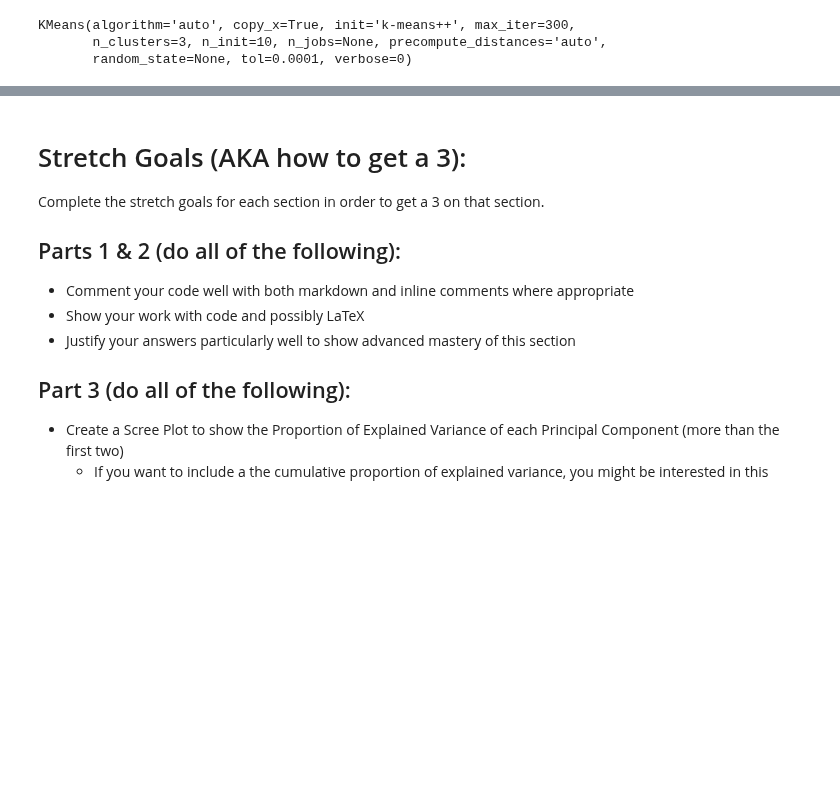
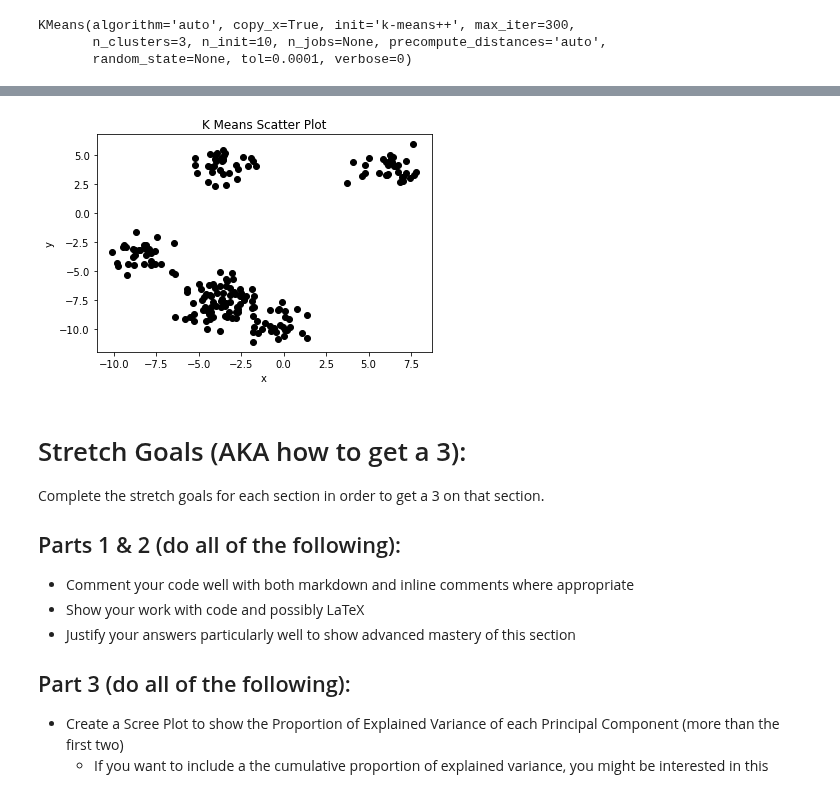
Before and after one commit to raklives/DS-Unit-1-Sprint-3-Linear-Algebra, a Jupyter notebook: Samuel_Conteh_Linear_Algebra_Sprint_Challenge.ipynb, the cells around one changed output, grey strips where cells are left out. Drawn from its saved outputs; the diff is of its cells as text; code cells hidden in the pictures; blank space fills up the shorter version.

```diff
--- a/Samuel_Conteh_Linear_Algebra_Sprint_Challenge.ipynb
+++ b/Samuel_Conteh_Linear_Algebra_Sprint_Challenge.ipynb
@@ -416,6 +423,21 @@ points.head()
 | 2 | -0.192822 | -9.671030 | 1 |
 | 3 | -6.401456 | -5.223972 | 1 |
 | 4 | -0.804026 | -9.704457 | 1 |
+# %%
+# plot
+import numpy as np
+import matplotlib.pyplot as plt
+
+x = points['x']
+y = points['y']
+
+plt.scatter(x,y, c='black');
+plt.title('K Means Scatter Plot')
+plt.xlabel('x')
+plt.ylabel('y')
+plt.show()
+# %% [output]
+[figure, added]
 # %% [markdown]
 # Stretch Goals (AKA how to get a 3):
 
```
Also changed, not shown: parts of 6 cells of this notebook.
